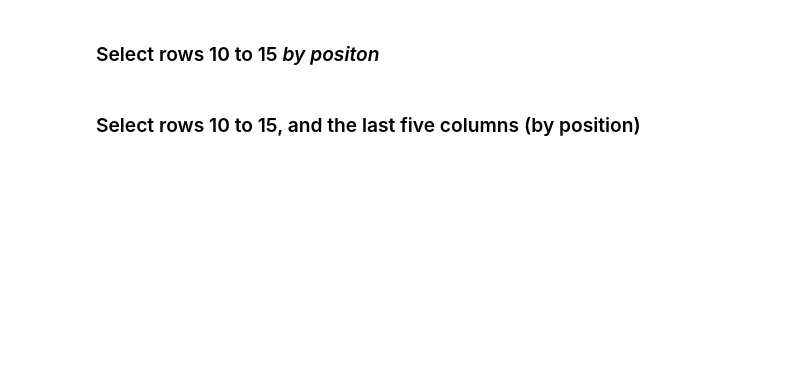
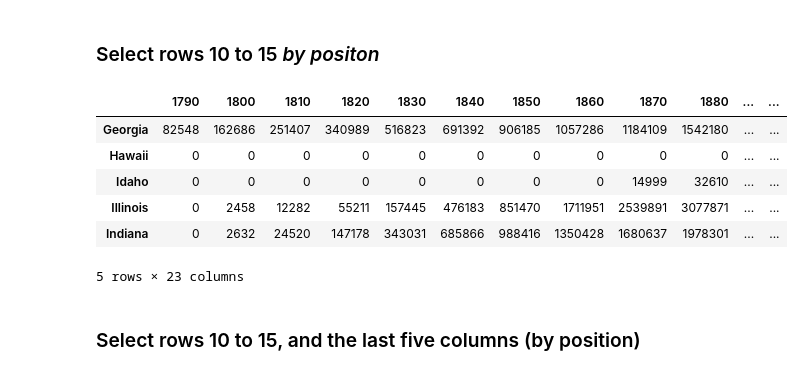
Before and after one commit to xuwd11/ac209a, a Jupyter notebook: Sections/Standard/section_3_student nb.ipynb, the cells around one changed output. Drawn from its saved outputs; the diff is of its cells as text; code cells hidden in the pictures; blank space fills up the shorter version.

```diff
--- a/Sections/Standard/section_3_student nb.ipynb
+++ b/Sections/Standard/section_3_student nb.ipynb
@@ -89,6 +131,15 @@ tristate = ['New York','New Jersey','Connecticut']
 ### Select rows 10 to 15 *by positon*
 # %%
 ## Your code here
+states.iloc[10:15]
+# %% [output]
+|  | 1790 | 1800 | 1810 | 1820 | 1830 | 1840 | 1850 | 1860 | 1870 | 1880 | ... | ... |
+| Georgia | 82548 | 162686 | 251407 | 340989 | 516823 | 691392 | 906185 | 1057286 | 1184109 | 1542180 | ... | ... |
+| Hawaii | 0 | 0 | 0 | 0 | 0 | 0 | 0 | 0 | 0 | 0 | ... | ... |
+| Idaho | 0 | 0 | 0 | 0 | 0 | 0 | 0 | 0 | 14999 | 32610 | ... | ... |
+| Illinois | 0 | 2458 | 12282 | 55211 | 157445 | 476183 | 851470 | 1711951 | 2539891 | 3077871 | ... | ... |
+| Indiana | 0 | 2632 | 24520 | 147178 | 343031 | 685866 | 988416 | 1350428 | 1680637 | 1978301 | ... | ... |
+5 rows × 23 columns
 # %% [markdown]
 ### Select rows 10 to 15, and the last five columns (by position)
 # %%
```
Also changed, not shown: parts of 36 cells of this notebook, 2 other files.
